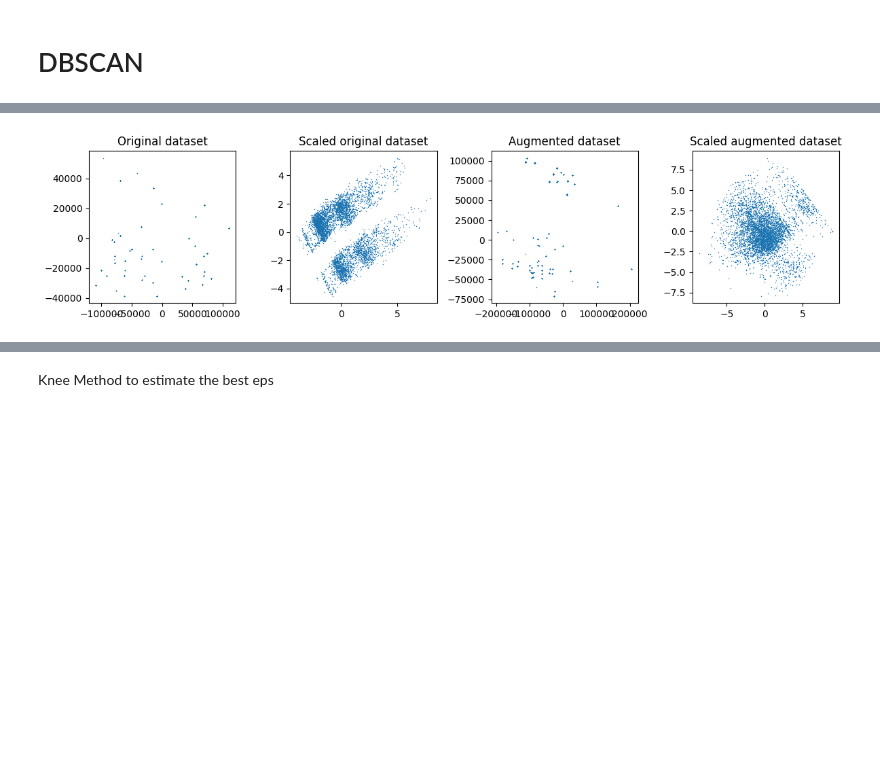
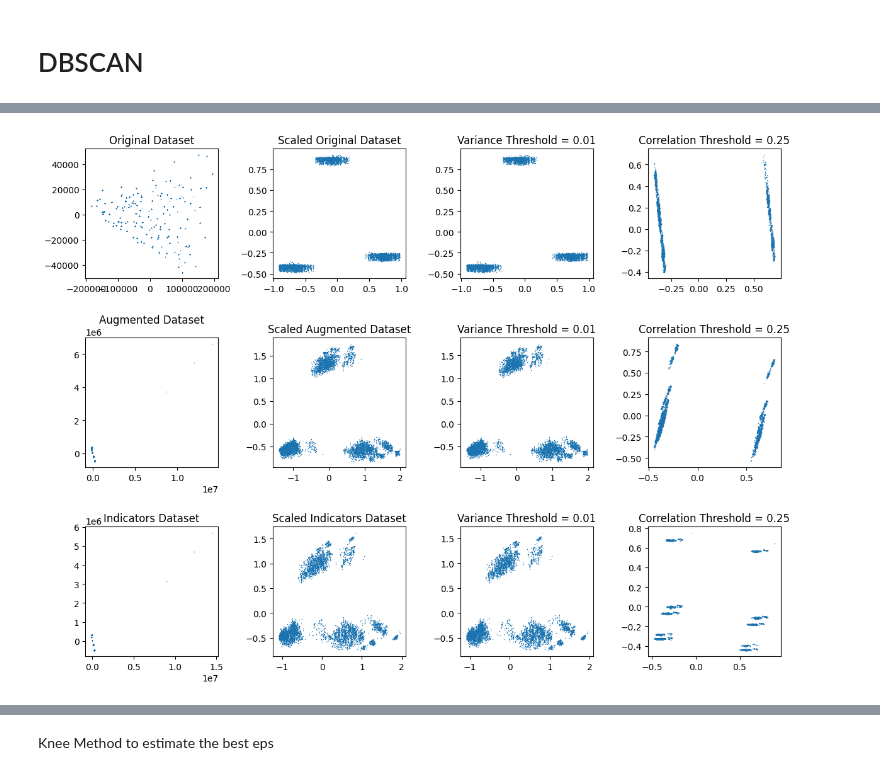
Before and after one commit to gentannipea/DataMining-2023, a Jupyter notebook: notebooks/claudia/Clustering_dbscan.ipynb, the cells around one changed output, grey strips where cells are left out. Cells and saved outputs as stored; diff of their text form; code cells hidden in the pictures; blank space fills up the shorter version.

```diff
--- a/notebooks/claudia/Clustering_dbscan.ipynb
+++ b/notebooks/claudia/Clustering_dbscan.ipynb
@@ -4,20 +4,20 @@
 import pandas as pd
 import numpy as np
 from math import pi
+from math import ceil, floor
 import matplotlib.pyplot as plt
-from scipy.spatial.distance import pdist, squareform
 from sklearn.cluster import KMeans
-from sklearn.cluster import DBSCAN
 from sklearn import metrics
-from sklearn.preprocessing import StandardScaler
+from sklearn.preprocessing import StandardScaler, MinMaxScaler
 from sklearn.decomposition import PCA
 from sklearn.metrics import silhouette_score
 import random
-from sklearn.preprocessing import StandardScaler
+import joblib
 from tqdm import tqdm
+import re
+from IPython.display import clear_output
 import mapply
 mapply.init(n_workers=7, progressbar=True)
-import pickle
-with open('scaler.pickle', 'rb') as f:
-    scaler: StandardScaler = pickle.load(f)
+from scipy.spatial.distance import pdist, squareform
+from sklearn.cluster import DBSCAN
 # %%
@@ -249,39 +471,74 @@ def find_elbow(dist_matrix):
 # %%
-df_init = pd.read_csv('./dataset/data/final_clean2.csv')
-
-df_orig, df_orig_s, scaler_orig = prepare(df=df_init, state='MICHIGAN', remove_outliers=True, with_indicators=False)
-df, df_s, scaler = prepare(df=df_init, state='MICHIGAN', remove_outliers=True, with_indicators=True)
-
-
+df_orig, df_orig_s, scaler_orig = prepare(df=df_init, scaler=SCALER, with_indicators=False, with_original=True)
+df, df_s, scaler = prepare(df=df_init, scaler=SCALER, with_indicators=True, with_original=True)
+df_ind, df_ind_s, scaler_ind = prepare(df=df_init, scaler=SCALER, with_indicators=True, with_original=False)
 
 print(f'Dataset dimentions: {df_init.shape}')
 print(f'Dataset dimentions without ouliers, with only numerical cols, without indicators: {df_orig.shape}')
 print(f'Dataset dimentions without ouliers, with only numerical cols, with indicators: {df.shape}')
+print(f'Dataset dimentions without ouliers, with only numerical cols, only indicators: {df_ind.shape}')
 
-pca_orig = perform_PCA(df=df_orig, n_components=2)
-pca_orig_s = perform_PCA(df=df_orig_s, n_components=2)
+dataframes = [df_orig, df, df_ind]
+scaled_dataframes = [df_orig_s, df_s, df_ind_s]
+scalers = [scaler_orig, scaler, scaler_ind]
+titles = ['Original Dataset', 'Augmented Dataset', 'Indicators Dataset']
+N = len(dataframes)
 
-pca = perform_PCA(df=df, n_components=2)
-pca_s = perform_PCA(df=df_s, n_components=2)
+if SCALER == 'minmax':
+    var_thr = 0.01
+    corr_thr = 0.25
+else:
+    var_thr = 1
+    corr_thr = 0.25
 
-plt.figure(figsize=(12, 3))
+reduced1s = []
+reduced2s = []
 
-plt.subplot(1, 4, 1)
-plt.scatter(pca_orig[:, 0], pca_orig[:, 1], s=1, edgecolors='black', linewidths=0.001)
-plt.title('Original dataset')
+for ds in scaled_dataframes:
+    rs1 = features_reduction_var(ds, variance_threshold=var_thr)
+    rs2 = features_reduction_corr(rs1, correlation_threshold=corr_thr)
+    reduced1s.append(rs1)
+    reduced2s.append(rs2)
 
-plt.subplot(1, 4, 2)
-plt.scatter(pca_orig_s[:, 0], pca_orig_s[:, 1], s=1, edgecolors='black', linewidths=0.001)
-plt.title('Scaled original dataset')
+scaled_dataframes = scaled_dataframes + reduced2s
+dataframes = dataframes*2
+scalers = scalers*2
 
-plt.subplot(1, 4, 3)
-plt.scatter(pca[:, 0], pca[:, 1], s=1, edgecolors='black', linewidths=0.001)
-plt.title('Augmented dataset')
+plt.figure(figsize=(12, 9))
 
-plt.subplot(1, 4, 4)
-plt.scatter(pca_s[:, 0], pca_s[:, 1], s=1, edgecolors='black', linewidths=0.001)
-plt.title('Scaled augmented dataset')
+for d, ds, rs1, rs2, t, i in zip(dataframes, scaled_dataframes, reduced1s, reduced2s, titles, np.arange(1, N*4, 4)):
+
+    pca = perform_PCA(df=d, n_components=2)
+    pca_s = perform_PCA(df=ds, n_components=2)
+    pca_rs1 = perform_PCA(df=rs1, n_components=2)
+    pca_rs2 = perform_PCA(df=rs2, n_components=2)
+
+    plt.subplot(3, 4, i)
+    plt.scatter(pca[:, 0], pca[:, 1], s=1, edgecolors='black', linewidths=0.001)
+    plt.title(t)
+
+    plt.subplot(3, 4, i+1)
+    plt.scatter(pca_s[:, 0], pca_s[:, 1], s=1, edgecolors='black', linewidths=0.001)
+    plt.title(f'Scaled {t}')
+
+    plt.subplot(3, 4, i+2)
+    plt.scatter(pca_rs1[:, 0], pca_rs1[:, 1], s=1, edgecolors='black', linewidths=0.001)
+    plt.title(f'Variance Threshold = {var_thr}')
+
+    plt.subplot(3, 4, i+3)
+    plt.scatter(pca_rs2[:, 0], pca_rs2[:, 1], s=1, edgecolors='black', linewidths=0.001)
+    plt.title(f'Correlation Threshold = {corr_thr}')
 
 plt.tight_layout()
 plt.show()
+
+for ds, rs1, rs2, t in zip(scaled_dataframes, reduced1s, reduced2s, titles):
+    print(f'{t}\n\nInitial n_cols = {ds.shape[1]}')
+    print(f'\nSurvived columns (variance_threshold = {var_thr}):----------------------------------------------')
+    print(f'n_cols = {len(rs1.columns)}')
+    print(rs1.columns)
+
+    print(f'\nSurvived columns (correlation_threshold = {corr_thr}):----------------------------------------------')
+    print(f'n_cols = {len(rs2.columns)}')
+    print(f'{rs2.columns}\n')
 # %% [output]
@@ -291 +549 @@ Dataset dimentions without ouliers, with only numerical cols, with indicators: (
-[figure, old version]
+[figure, new version]
```
Also changed, not shown: parts of 21 cells of this notebook.
